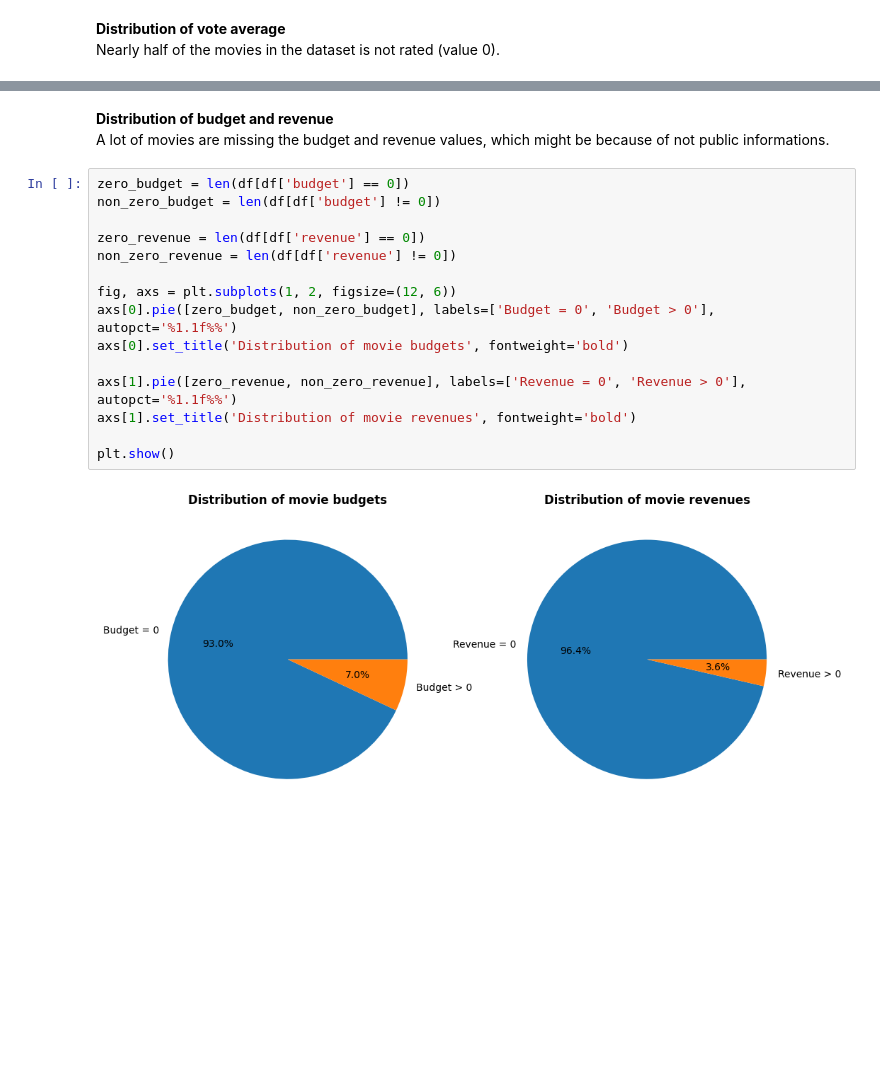
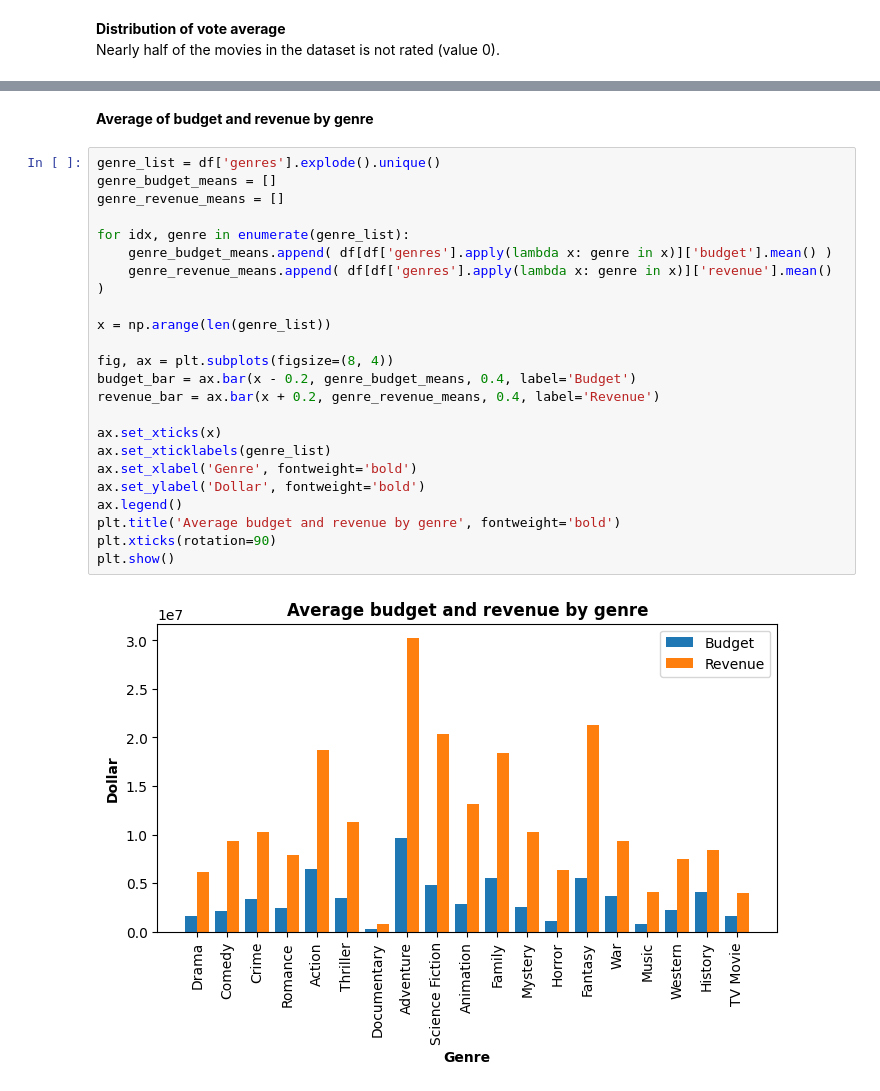
Before and after one commit to longminhdo/movies-recommendation, a Jupyter notebook: data_exploration/eda.ipynb, the cells around one changed output, grey strips where cells are left out. Cells and saved outputs as stored; diff of their text form; blank space fills up the shorter version.

Commit message:
Updated eda: revenue and genres analysis

```diff
--- a/data_exploration/eda.ipynb
+++ b/data_exploration/eda.ipynb
@@ -169,22 +169,29 @@ plt.show()
-# %% [markdown]
-**Distribution of budget and revenue** <br>
-A lot of movies are missing the budget and revenue values, which might be because of not public informations.
-# %%
-zero_budget = len(df[df['budget'] == 0])
-non_zero_budget = len(df[df['budget'] != 0])
-
-zero_revenue = len(df[df['revenue'] == 0])
-non_zero_revenue = len(df[df['revenue'] != 0])
-
-fig, axs = plt.subplots(1, 2, figsize=(12, 6))
-axs[0].pie([zero_budget, non_zero_budget], labels=['Budget = 0', 'Budget > 0'], autopct='%1.1f%%')
-axs[0].set_title('Distribution of movie budgets', fontweight='bold')
-
-axs[1].pie([zero_revenue, non_zero_revenue], labels=['Revenue = 0', 'Revenue > 0'], autopct='%1.1f%%')
-axs[1].set_title('Distribution of movie revenues', fontweight='bold')
-
-plt.show()
-# %% [output]
-[figure, removed]
+# %% [markdown]
+**Average of budget and revenue by genre** <br>
+# %%
+genre_list = df['genres'].explode().unique()
+genre_budget_means = []
+genre_revenue_means = []
+
+for idx, genre in enumerate(genre_list):
+    genre_budget_means.append( df[df['genres'].apply(lambda x: genre in x)]['budget'].mean() )
+    genre_revenue_means.append( df[df['genres'].apply(lambda x: genre in x)]['revenue'].mean() )
+
+x = np.arange(len(genre_list))
+
+fig, ax = plt.subplots(figsize=(8, 4))
+budget_bar = ax.bar(x - 0.2, genre_budget_means, 0.4, label='Budget')
+revenue_bar = ax.bar(x + 0.2, genre_revenue_means, 0.4, label='Revenue')
+
+ax.set_xticks(x)
+ax.set_xticklabels(genre_list)
+ax.set_xlabel('Genre', fontweight='bold')
+ax.set_ylabel('Dollar', fontweight='bold')
+ax.legend()
+plt.title('Average budget and revenue by genre', fontweight='bold')
+plt.xticks(rotation=90)
+plt.show()
+# %% [output]
+[figure, added]
 # %% [markdown]
 **Scatter of vote average vs vote count** <br>
```
Also changed, not shown: parts of 7 cells of this notebook.
